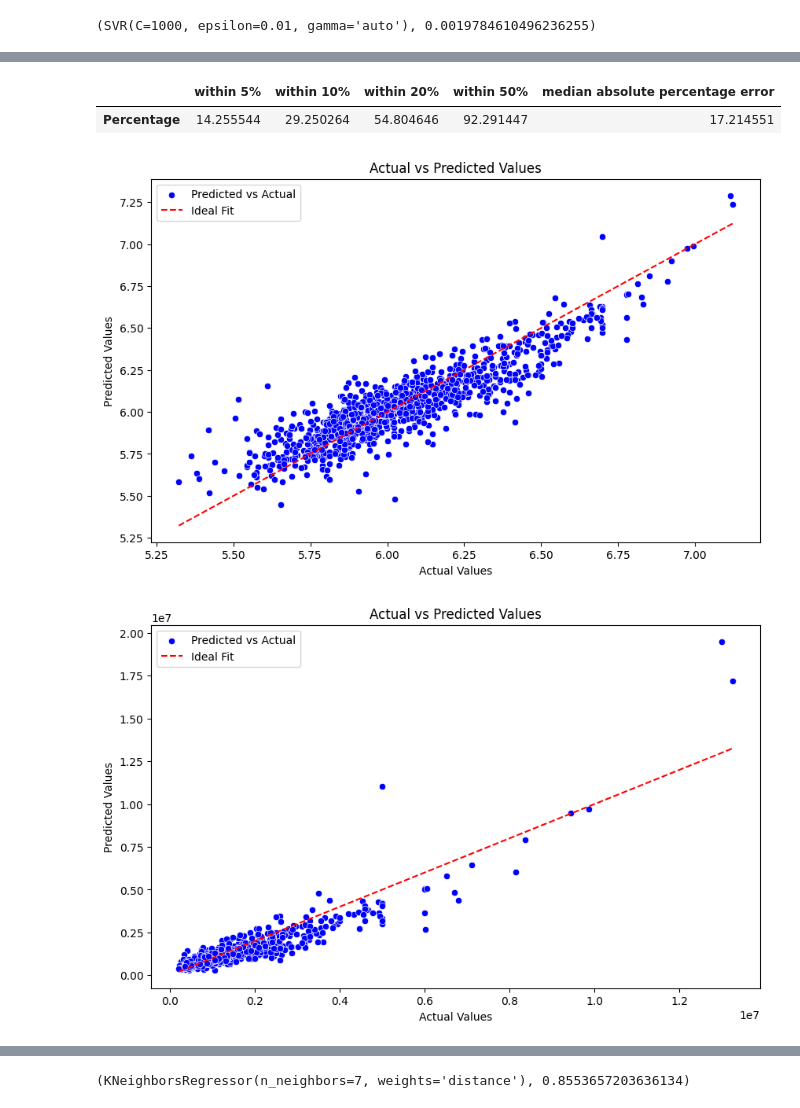
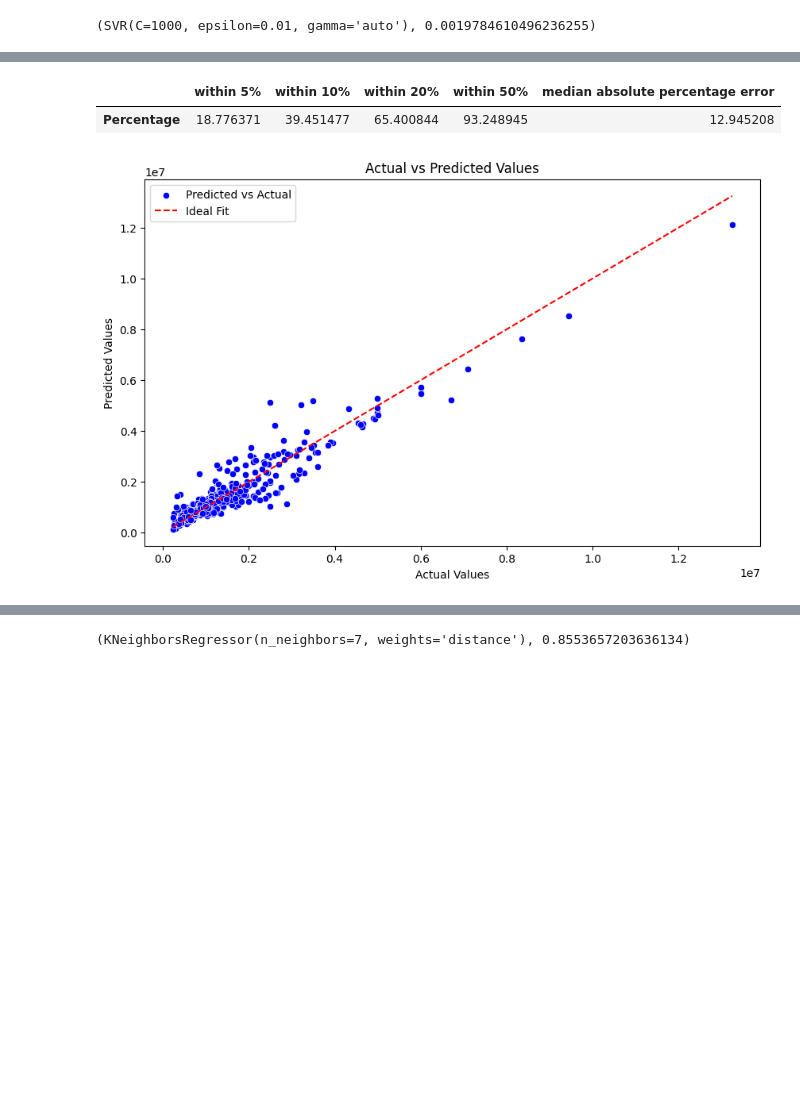
Before and after one commit to MAmin-y/House-price-analysis-and-prediction-LA-2024, a Jupyter notebook: Phase2/svr.ipynb, the cells around one changed output, grey strips where cells are left out. Drawn from its saved outputs; the diff is of its cells as text; code cells hidden in the pictures; blank space fills up the shorter version.

```diff
--- a/Phase2/svr.ipynb
+++ b/Phase2/svr.ipynb
@@ -23,6 +23,8 @@ Data columns (total 23 columns):
  22  log_taxAssessedValue  4735 non-null   float64
 dtypes: float64(10), int64(13)
 memory usage: 850.9 KB
+# %%
+df_not_scaled = df_not_scaled[df_not_scaled['homeType'] == 0]
 # %%
 from sklearn import metrics
 import numpy as np
@@ -71,6 +73,7 @@ def show_metrics(y_pred, y_test, target_scaler = None, logarithm = False):
 from abc import ABC, abstractmethod
 from sklearn.model_selection import GridSearchCV, train_test_split
 from sklearn.preprocessing import StandardScaler
+from sklearn.inspection import permutation_importance
 import matplotlib.pyplot as plt
 import seaborn as sns
 
@@ -89,7 +92,7 @@ class RegressionModel(ABC):
 
         self.logarithm = logarithm
 
-        X_train, X_test, y_train, y_test = train_test_split(self.features, self.target, test_size=0.2, random_state=42)
+        X_train, X_test, y_train, y_test = train_test_split(self.features, self.target, test_size=0.1, random_state=42)
         self.X_train = X_train
         self.X_test = X_test
         self.y_train = y_train
@@ -99,6 +102,7 @@ class RegressionModel(ABC):
         self.search_params = self.set_search_params()
         self.model.fit(X_train, y_train)
         self.y_pred = self.model.predict(X_test)
+        #show_metrics(self.model.predict(X_train), y_train, self.target_scaler, logarithm)
 
     @abstractmethod
     def create_model(self, params):
@@ -114,7 +118,7 @@ class RegressionModel(ABC):
         return self.model.predict(features)
 
     def grid_search(self):
-        grid_search = GridSearchCV(self.model, self.search_params, cv=5, scoring='neg_mean_absolute_error', n_jobs=-1)
+        grid_search = GridSearchCV(self.model, self.search_params, cv=5, scoring='neg_mean_absolute_error', n_jobs=2)
         grid_search.fit(self.X_train, self.y_train)
         best_model = grid_search.best_estimator_
         test_score = best_model.score(self.X_test, self.y_test)
@@ -145,6 +149,14 @@ class RegressionModel(ABC):
         plt.ylabel('Predicted Values')
         plt.legend()
         plt.show()
+
+    def get_feature_importance(self):
+        perm_importance = permutation_importance(self.model, self.X_train, self.y_train, n_repeats=10, random_state=42)
+        feature_importances_df = pd.DataFrame({
+                'Feature': self.features.columns,
+                'Importance': perm_importance.importances_mean
+            })
+        display(feature_importances_df.sort_values(by='Importance', ascending=False))
 # %%
 from sklearn.svm import SVR
 class SVRModel(RegressionModel):
@@ -215,11 +237,12 @@ class LinearRegressionModel(RegressionModel):
     def set_search_params(self):
         return {}
 # %%
-features = df_not_scaled.drop(columns=['price', 'log_taxAssessedValue', 'log_price', 'taxAssessedValue'])
-target = df_not_scaled['log_price']
-model = LinearRegressionModel(features, target, params={}, scale=True, logarithm=True)
+#features = df_not_scaled.drop(columns=['price', 'log_taxAssessedValue', 'log_price', 'taxAssessedValue'])
+features = df_not_scaled[["livingAreaValue", "rentZestimate",
+                           "lotAreaValue", "livingAreaValue", "parkingCapacity", 'zipcode', 'yearBuilt', 'bedrooms']]
+target = df_not_scaled['price']
+model = LinearRegressionModel(features, target, params={}, scale=True, logarithm=False)
 model.show_metrics()
 model.draw_predictions()
-model.draw_predictions(log=True)
 # %% [output]
 |  | Target | R2 | Root Mean Squared Error | Mean Absolute Error | Mean Absolute Percentage Error | ... |
@@ -228,4 +251,3 @@ model.draw_predictions(log=True)
 |  | within 5% | within 10% | within 20% | within 50% | median absolute percentage error |
-| Percentage | 14.255544 | 29.250264 | 54.804646 | 92.291447 | 17.214551 |
+| Percentage | 18.776371 | 39.451477 | 65.400844 | 93.248945 | 12.945208 |
-[figure, old version]
+[figure, new version]
-[figure, removed]
```
Also changed, not shown: parts of 11 cells of this notebook.
